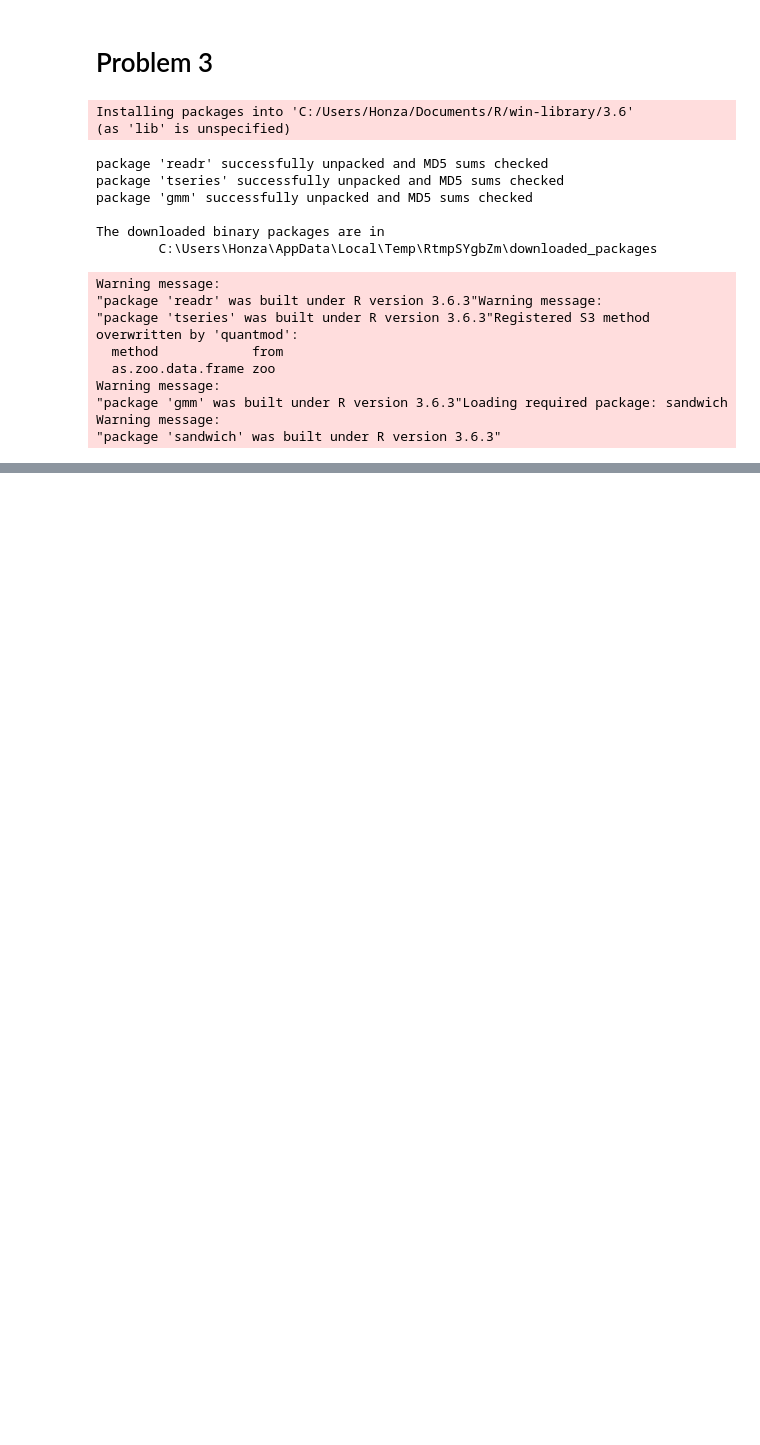
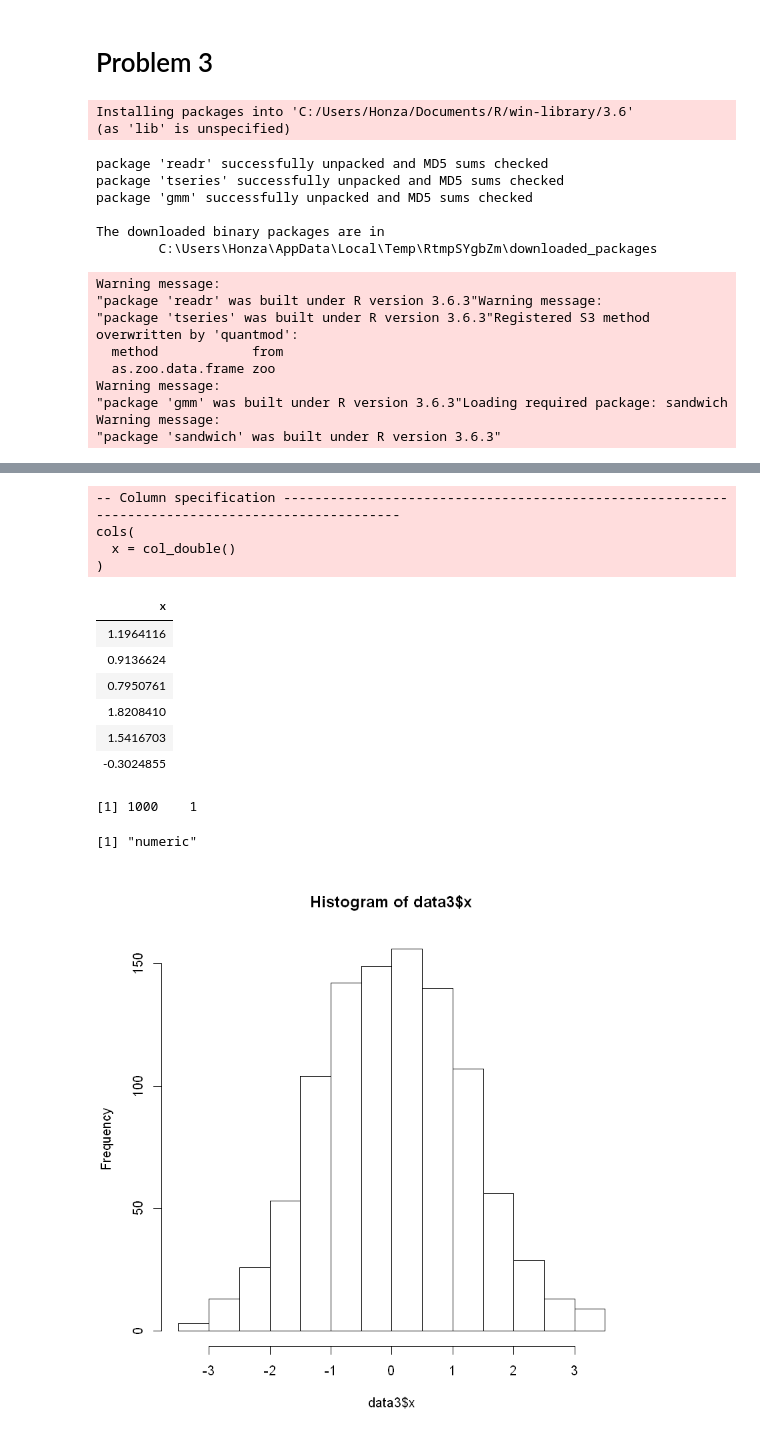
Before and after one commit to karga07/ecox2, a Jupyter notebook: ecoxhw2.ipynb, the cells around one changed output, grey strips where cells are left out. Cells and saved outputs as stored; diff of their text form; code cells hidden in the pictures; blank space fills up the shorter version.

```diff
--- a/ecoxhw2.ipynb
+++ b/ecoxhw2.ipynb
@@ -111,6 +105,6 @@ for(i in 1:Boot) {
 # %%
 # brute force bootstraping
-Boot    = 999
+Boot    = 9999
 x.boot = rep(0, Boot)
 u.boot = rep(0, Boot)
 sample_x = rep(0, nrow(data))
@@ -269,0 +266,21 @@ The downloaded binary packages are in
+# %%
+data3 <- read_csv("hw2_data.csv") #load data
+head(data3) #check data
+dim(data3) #check how big the dataset is
+class(data3$x) #what is the class of only variable in the data
+hist(data3$x) #histogram - we can see the distribution
+# %% [output]
+-- Column specification ------------------------------------------------------------------------------------------------
+cols(
+  x = col_double()
+)
+| x |
+| 1.1964116 |
+| 0.9136624 |
+| 0.7950761 |
+| 1.8208410 |
+| 1.5416703 |
+| -0.3024855 |
+[1] 1000    1
+[1] "numeric"
+[figure, added]
```
Also changed, not shown: parts of 24 cells of this notebook.
